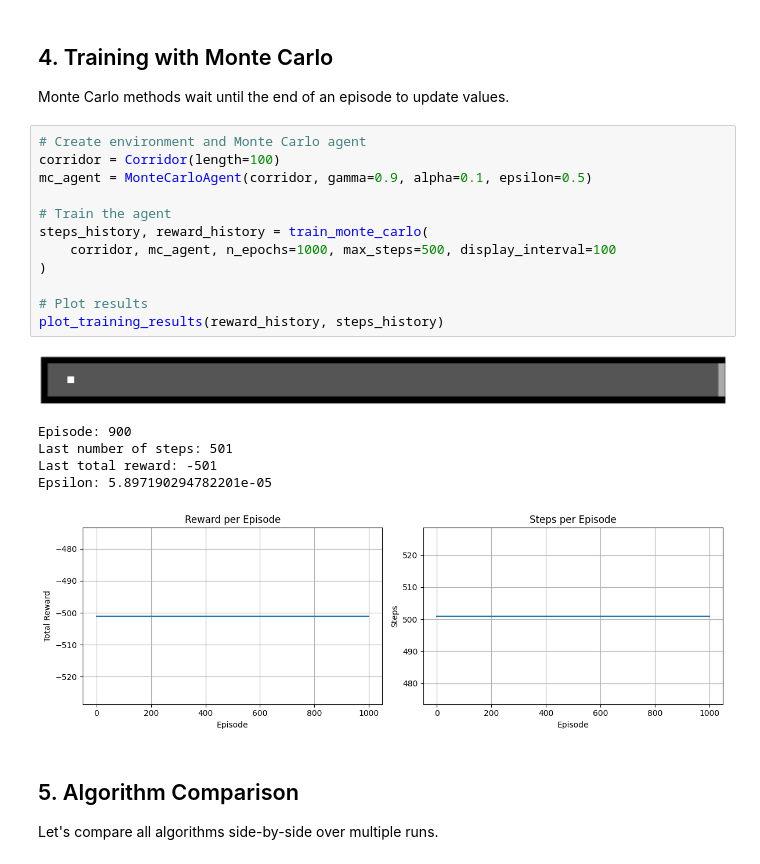
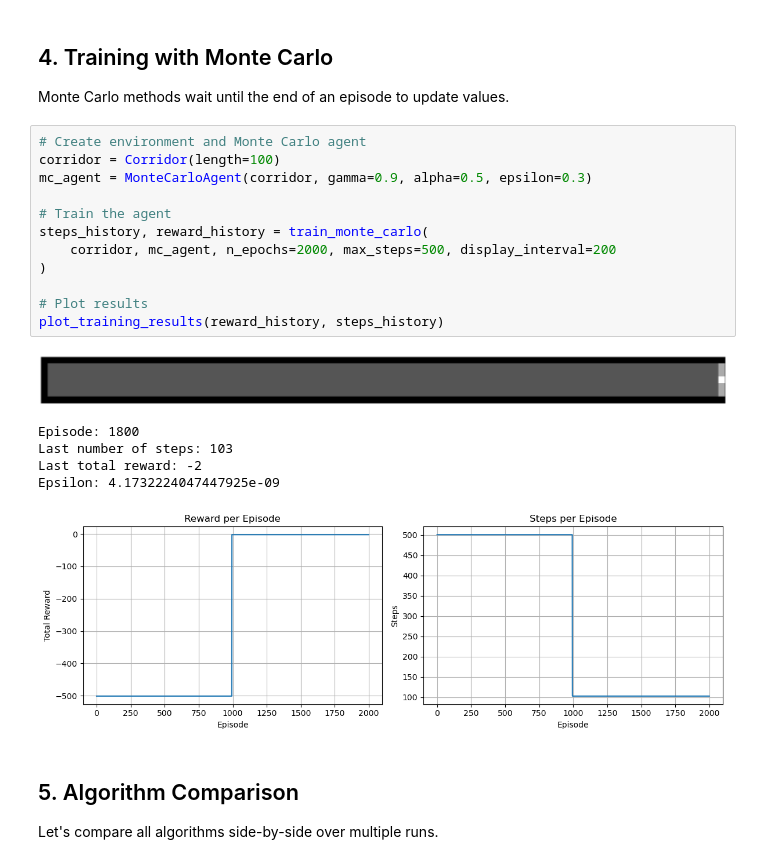
Before and after one commit to RobertoNeglia/Robot-in-a-Corridor, a Jupyter notebook: examples.ipynb, the cells around one changed output. Drawn from its saved outputs; the diff is of its cells as text.

```diff
--- a/examples.ipynb
+++ b/examples.ipynb
@@ -81,22 +81,22 @@ Monte Carlo methods wait until the end of an episode to update values.
 # %%
 # Create environment and Monte Carlo agent
 corridor = Corridor(length=100)
-mc_agent = MonteCarloAgent(corridor, gamma=0.9, alpha=0.1, epsilon=0.5)
+mc_agent = MonteCarloAgent(corridor, gamma=0.9, alpha=0.5, epsilon=0.3)
 
 # Train the agent
 steps_history, reward_history = train_monte_carlo(
-    corridor, mc_agent, n_epochs=1000, max_steps=500, display_interval=100
+    corridor, mc_agent, n_epochs=2000, max_steps=500, display_interval=200
 )
 
 # Plot results
 plot_training_results(reward_history, steps_history)
 # %% [output]
-[figure, old version]
+[figure, new version]
-Episode: 900
-Last number of steps: 501
-Last total reward: -501
-Epsilon: 5.897190294782201e-05
+Episode: 1800
+Last number of steps: 103
+Last total reward: -2
+Epsilon: 4.1732224047447925e-09
-[figure, old version]
+[figure, new version]
 # %% [markdown]
 ## 5. Algorithm Comparison
 
```
Also changed, not shown: parts of 8 cells of this notebook, 7 other files.
